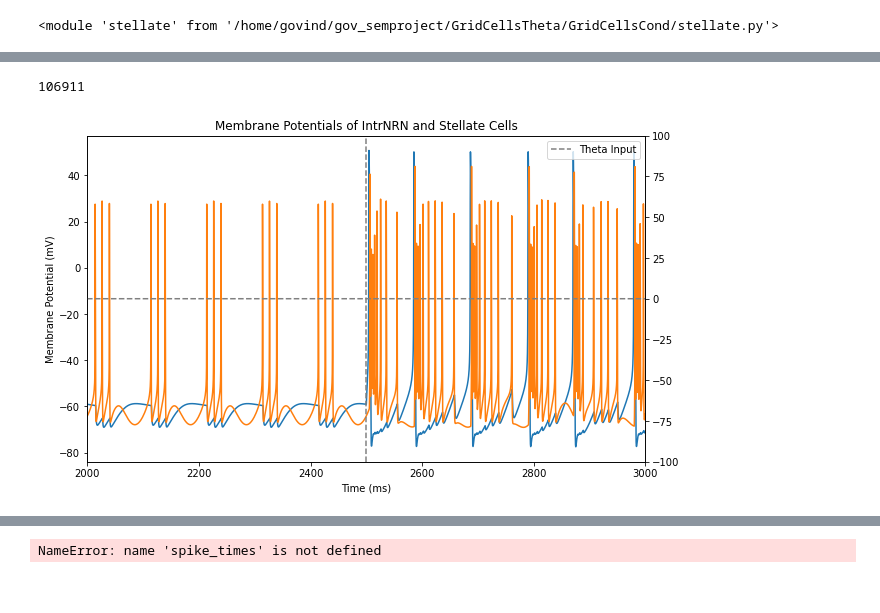
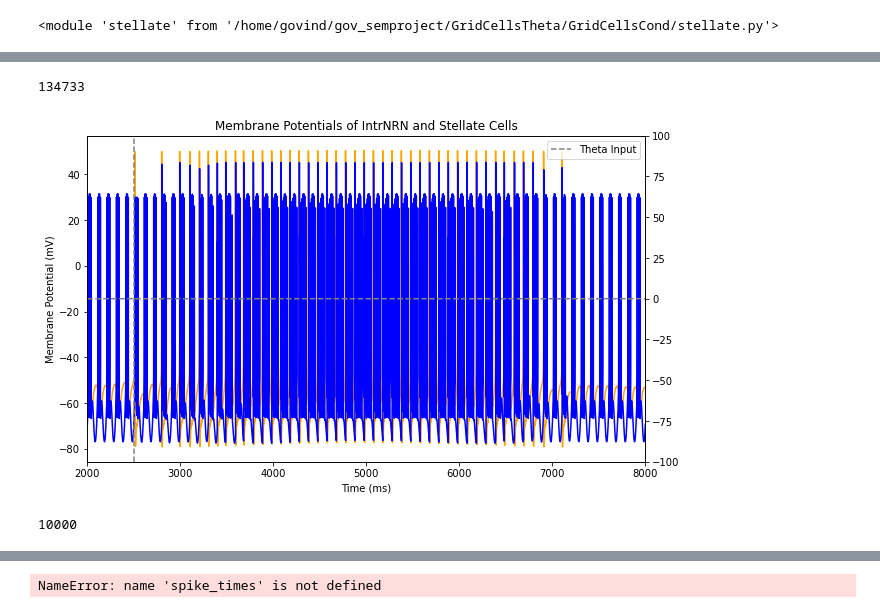
Before and after one commit to tiny-infinity/GridCellsTheta, a Jupyter notebook: amitabha_bose.ipynb, the cells around one changed output, grey strips where cells are left out. Drawn from its saved outputs; the diff is of its cells as text; code cells hidden in the pictures.

```diff
--- a/amitabha_bose.ipynb
+++ b/amitabha_bose.ipynb
@@ -83,31 +115,36 @@ plt.plot(time_arr, curr_arr)
 # %%
 i_theta = h.Vector().record(theta_ic._ref_amp)
+stell_input = h.Vector().record(stell_ic._ref_amp)
 stellate_gh_vec = h.Vector().record(stellate_0.soma(0.5).stellate_mech._ref_gh)
 stellate_v = h.Vector().record(stellate_0.soma(0.5)._ref_v)
 global_intrnrn_v = h.Vector().record(global_intrnrn.soma(0.5)._ref_v)
 time = h.Vector().record(h._ref_t)
 
 
 h.finitialize(-65)
 h.continuerun(10000)
 print(len(time.to_python()))
 fig,ax = plt.subplots(figsize=(10,6))
 ax1 = ax.twinx()
 ax1.plot(time,i_theta.to_python(), color='gray', linestyle='--', label='Theta Input')
-ax.plot(time, stellate_v, label='Stellate')
-ax.plot(time, global_intrnrn_v, label='Global IntrNRN')
+ax.plot(time, stellate_v, label='Stellate',color='orange')
+ax.plot(time, global_intrnrn_v, label='Global IntrNRN',color='blue')
 ##ax1.eventplot(spike_times, lineoffsets=-80, colors='r', linelengths=5, label='Stellate Spikes')
 ax.set_xlabel('Time (ms)')
 ax.set_ylabel('Membrane Potential (mV)')
 ax.set_title('Membrane Potentials of IntrNRN and Stellate Cells')
 plt.legend()
 plt.ylim(-100,100)
-plt.xlim(2000,3000)
+plt.xlim(str_input,end_input)
 plt.axvline(x=2500, color='gray', linestyle='--')
 plt.show()
 # %% [output]
-106911
+134733
-[figure, old version]
+[figure, new version]
+# %%
+print(len(time_arr))
+# %% [output]
+10000
 # %%
 stell_spike_phases = freq * 2* np.pi * (np.array(spike_times_stell.to_python())/1000)%(2*np.pi)
 intrnrn_spike_phases = freq * 2* np.pi * (np.array(spike_times_intrnrn.to_python())/1000)%(2*np.pi)
```
Also changed, not shown: parts of 4 cells of this notebook, 7 other files.
